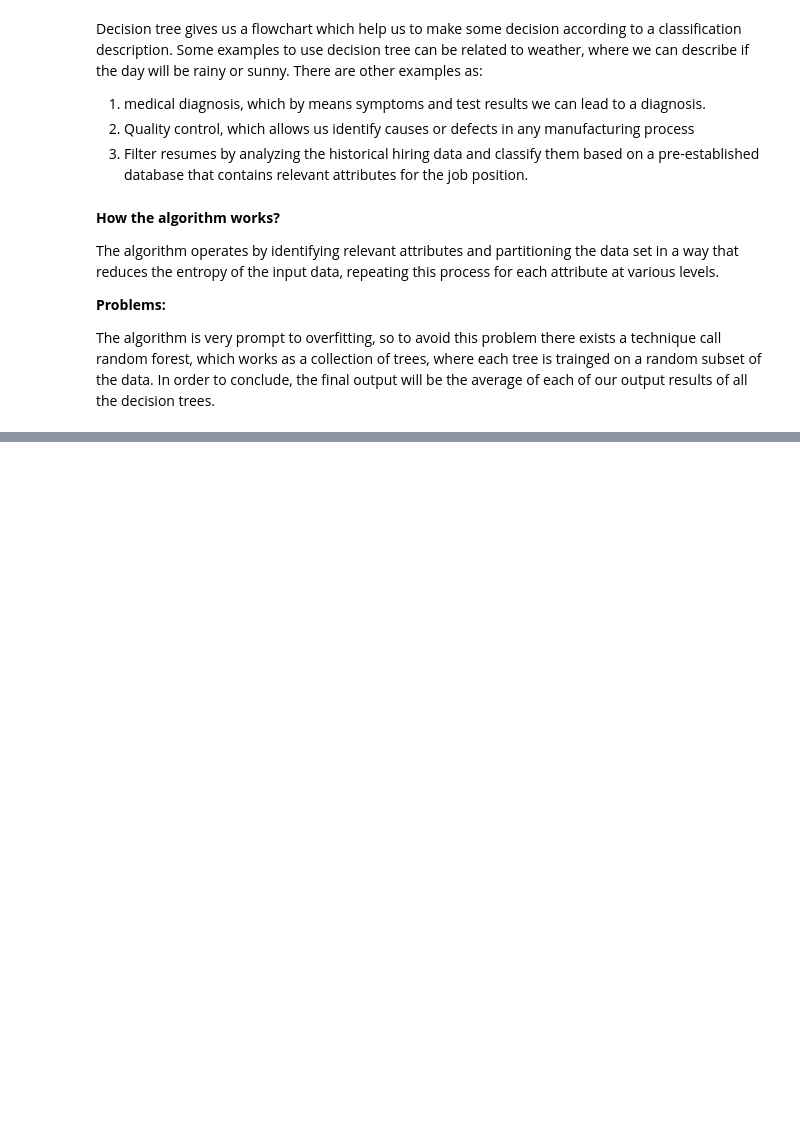
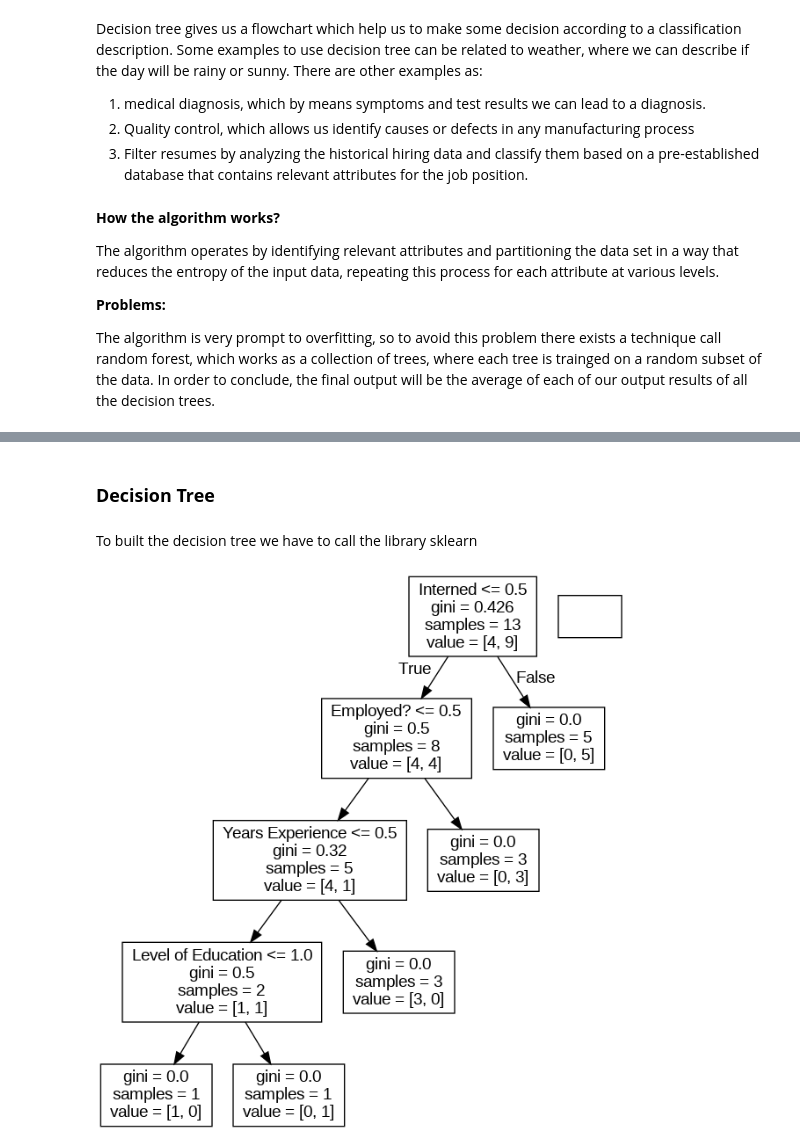
Before and after one commit to ajrianop/Machine-Learning-Notebooks, a Jupyter notebook: 04_DecisionTrees.ipynb, the cells around one changed output, grey strips where cells are left out. Cells and saved outputs as stored; diff of their text form; code cells hidden in the pictures; blank space fills up the shorter version.

```diff
--- a/04_DecisionTrees.ipynb
+++ b/04_DecisionTrees.ipynb
@@ -28,0 +44,4 @@ The algorithm is very prompt to overfitting, so to avoid this problem there exis
+# %%
+input_file = '/content/gdrive/MyDrive/Programming Topics/ML Python/PastHires04/PastHires.csv'
+df = pd.read_csv(input_file)
+df
@@ -28,0 +71,14 @@ The algorithm is very prompt to overfitting, so to avoid this problem there exis
+# %%
+df1= df.copy()
+#Dictionaries to change values in categorical columns
+dict_YN = {'Y': 1 , 'N' : 0 }
+dict_edu = {'BS' : 0, 'MS' : 1, 'PhD' : 2}
+
+#Using .map() to change values in each column
+#Y, N values
+YN_columns = ['Employed?', 'Top-tier school', 'Interned', 'Hired']
+for column in YN_columns:
+  df1[column ] = df1[column].map(dict_YN)
+#
+df1['Level of Education'] = df1['Level of Education'].map(dict_edu)
+df1
@@ -28,0 +100,28 @@ The algorithm is very prompt to overfitting, so to avoid this problem there exis
+# %% [markdown]
+### **Decision Tree**
+# %% [markdown]
+To built the decision tree we have to call the library sklearn
+# %%
+from sklearn import tree
+
+#To call all the features in columns of df1
+features = list(df1.columns[:-1])
+
+# To built decision tree
+X = df1[features]
+y = df1['Hired']
+model = tree.DecisionTreeClassifier()
+model = model.fit(X,y)
+# %%
+#!pip install six
+#!pip install pydotplus
+from IPython.display import Image
+from six import StringIO
+import pydotplus
+dot_data = StringIO()
+tree.export_graphviz(model, out_file=dot_data,
+                         feature_names=features)
+graph = pydotplus.graph_from_dot_data(dot_data.getvalue())
+Image(graph.create_png())
+# %% [output]
+[figure, added]
```
Also changed, not shown: parts of 11 cells of this notebook.
